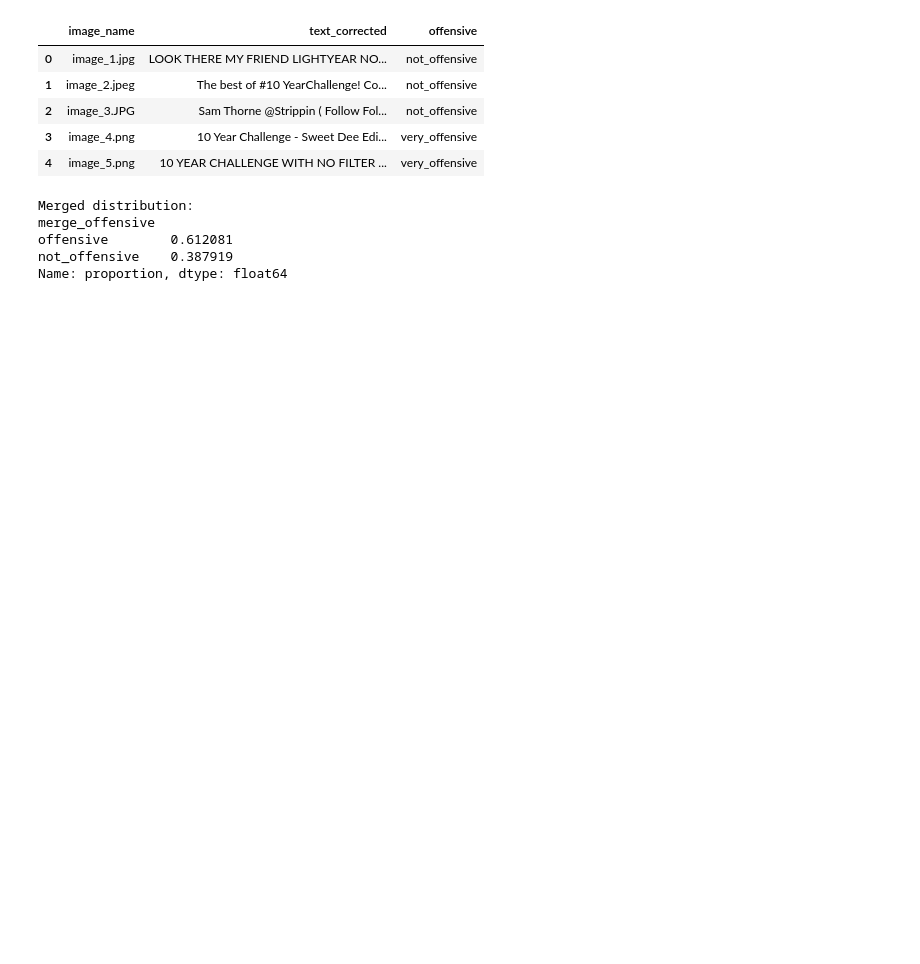
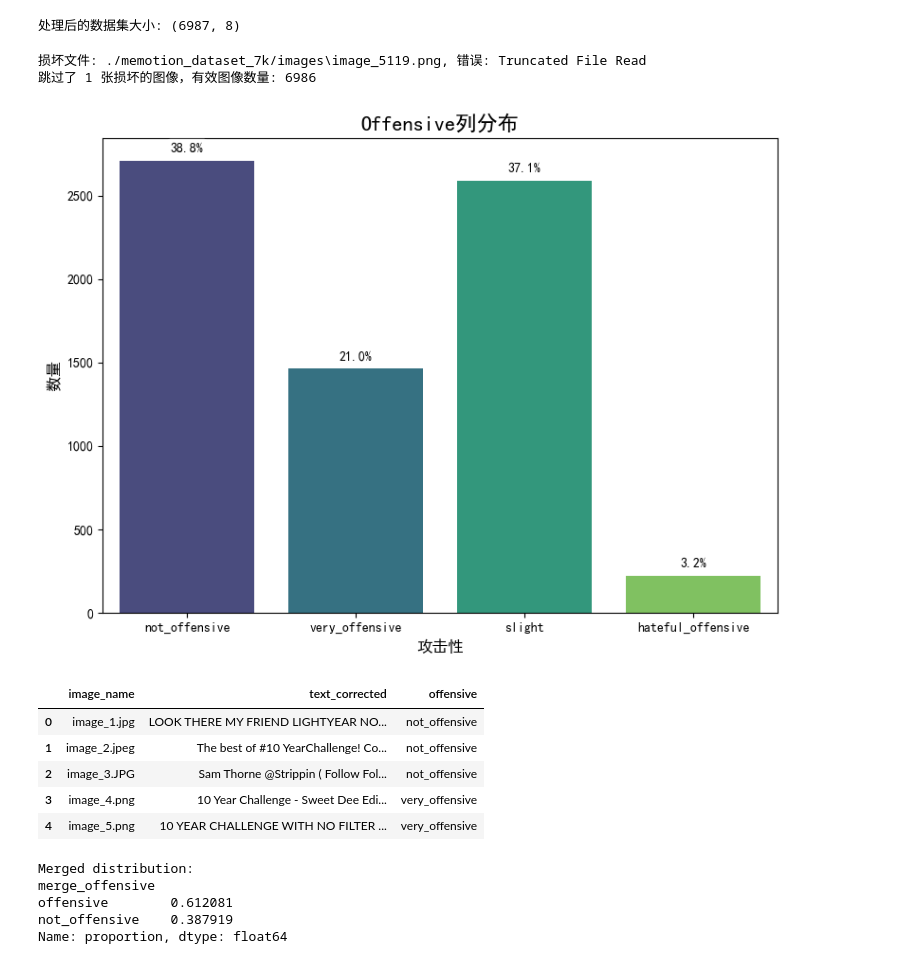
Before and after one commit to molanhand/Multimodal_LLM, a Jupyter notebook: MemotionDataset7K/CLIP.ipynb, the cells around one changed output. Cells and saved outputs as stored; diff of their text form; code cells hidden in the pictures; blank space fills up the shorter version.

```diff
--- a/MemotionDataset7K/CLIP.ipynb
+++ b/MemotionDataset7K/CLIP.ipynb
@@ -52 +63,55 @@ Skipped 1 corrupt images. Valid images: 6986
+# %%
+# 删除text_corrected或者offensive列中有空值的行
+df = df.dropna(subset=["text_corrected", "offensive"])
+# 将文本列强制转为字符串类型，避免可能的数值类型或空对象导致的错误
+df["text_corrected"] = df["text_corrected"].astype(str)
+# 去除文本中全是空白字符的行
+df = df[df["text_corrected"].str.strip() != ""]
+
+print("处理后的数据集大小:", df.shape)
+# %% [output]
+处理后的数据集大小: (6987, 8)
+# %%
+# 验证图像，跳过任何完全损坏的图像
+bad_images = 0
+valid_indices = []
+
+for i, row in df.iterrows():
+    img_path = os.path.join(IMAGES_DIR, row["image_name"])
+    try:
+        with Image.open(img_path) as im:
+            im.verify()
+        valid_indices.append(i)
+    except Exception as e:
+        bad_images += 1
+        print(f"损坏文件: {img_path}, 错误: {str(e)}")
+
+df = df.loc[valid_indices].reset_index(drop=True)
+print(f"跳过了 {bad_images} 张损坏的图像，有效图像数量: {len(df)}")
+# %% [output]
+损坏文件: ./memotion_dataset_7k/images\image_5119.png, 错误: Truncated File Read
+跳过了 1 张损坏的图像，有效图像数量: 6986
+# %%
+# 显示数据集的分布
+plt.figure(figsize=(8, 6))
+sns.countplot(x="offensive", data=df, palette="viridis")
+plt.title("Offensive列分布", fontsize=16)
+plt.xlabel("攻击性", fontsize=12)
+plt.ylabel("数量", fontsize=12)
+plt.xticks(fontsize=10)
+plt.yticks(fontsize=10)
+# 在图上添加百分比
+for p in plt.gca().patches:
+    percentage = f"{p.get_height() / len(df) * 100:.1f}%"
+    plt.annotate(percentage,
+                 (p.get_x() + p.get_width() / 2., p.get_height()),
+                 ha='center', va='bottom', fontsize=10, color='black',
+                 rotation=0, xytext=(0, 5), textcoords='offset points',
+                 bbox=dict(boxstyle="round,pad=0.3", edgecolor="none", facecolor="white", alpha=0.7))
+plt.tight_layout()
+
+plt.savefig("./images_draw/offensive_distribution.png", dpi=300, bbox_inches='tight')
+plt.show()
+# %% [output]
+[figure, added]
 # %%
```
Also changed, not shown: parts of 22 cells of this notebook, 3 other files.
